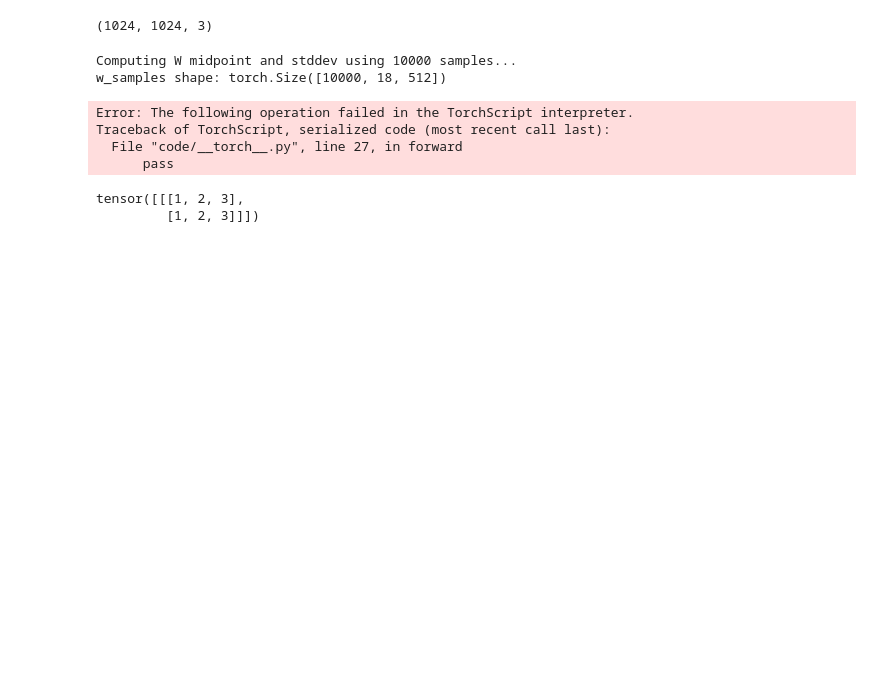
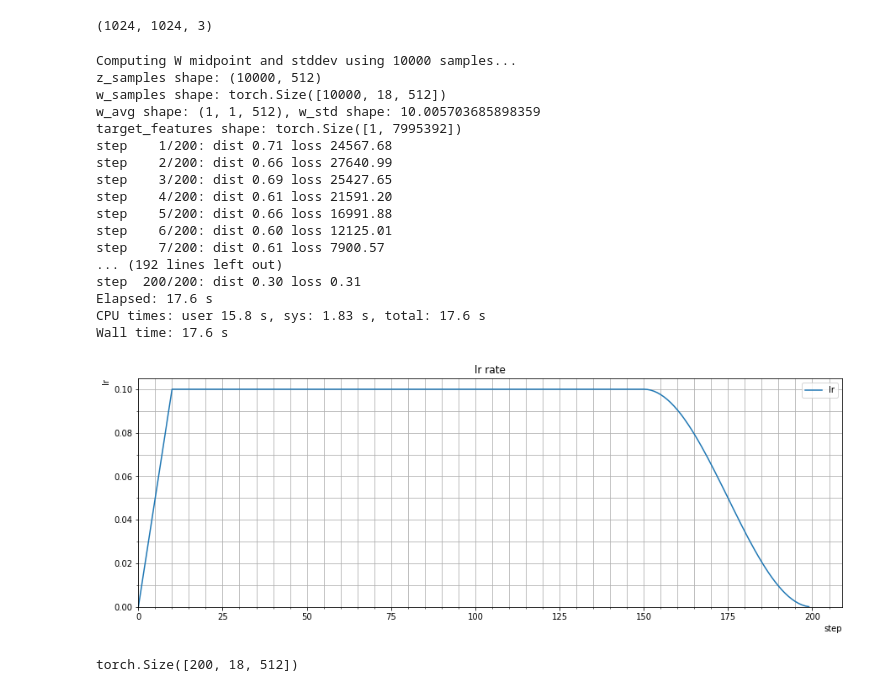
Before and after one commit to jiaqianjing/stylegan2-ada-pytorch, a Jupyter notebook: demo.ipynb, the cells around one changed output. Cells and saved outputs as stored; diff of their text form; code cells hidden in the pictures; blank space fills up the shorter version.

```diff
--- a/demo.ipynb
+++ b/demo.ipynb
@@ -208,24 +233,38 @@ def project(G: torch.nn.Module,
     return w_out.repeat([1, G.mapping.num_ws, 1])
-# %%
-import time
-start_time = time.perf_counter()
-
-projected_w_steps = project(G,
-                            target=torch.tensor(target_uint8),
-                            num_steps=1000,
-                            device=device,
-                            verbose=True
-                           )
-# %% [output]
-Computing W midpoint and stddev using 10000 samples...
-w_samples shape: torch.Size([10000, 18, 512])
-Error: The following operation failed in the TorchScript interpreter.
-Traceback of TorchScript, serialized code (most recent call last):
-  File "code/__torch__.py", line 27, in forward
-      pass
-# %%
-a  = torch.tensor([1,2,3])
-a.repeat((1,2,1))
-# %% [output]
-tensor([[[1, 2, 3],
-         [1, 2, 3]]])
+# %%
+%%time
+torch.backends.cudnn.benchmark = True
+import time
+start_time = time.perf_counter()
+
+projected_w_steps = project(G,
+                            target=torch.tensor(target_uint8.transpose([2,0,1]), device=device),
+                            num_steps=200,
+                            w_avg_samples=10000,
+                            device=device,
+                            verbose=True
+                           )
+print (f'Elapsed: {(time.perf_counter()-start_time):.1f} s')
+# %% [output]
+Computing W midpoint and stddev using 10000 samples...
+z_samples shape: (10000, 512)
+w_samples shape: torch.Size([10000, 18, 512])
+w_avg shape: (1, 1, 512), w_std shape: 10.005703685898359
+target_features shape: torch.Size([1, 7995392])
+step    1/200: dist 0.71 loss 24567.68
+step    2/200: dist 0.66 loss 27640.99
+step    3/200: dist 0.69 loss 25427.65
+step    4/200: dist 0.61 loss 21591.20
+step    5/200: dist 0.66 loss 16991.88
+step    6/200: dist 0.60 loss 12125.01
+step    7/200: dist 0.61 loss 7900.57
+... (192 lines left out)
+step  200/200: dist 0.30 loss 0.31
+Elapsed: 17.6 s
+CPU times: user 15.8 s, sys: 1.83 s, total: 17.6 s
+Wall time: 17.6 s
+[figure, added]
+# %%
+projected_w_steps.shape
+# %% [output]
+torch.Size([200, 18, 512])
```
Also changed, not shown: parts of 4 cells of this notebook.
